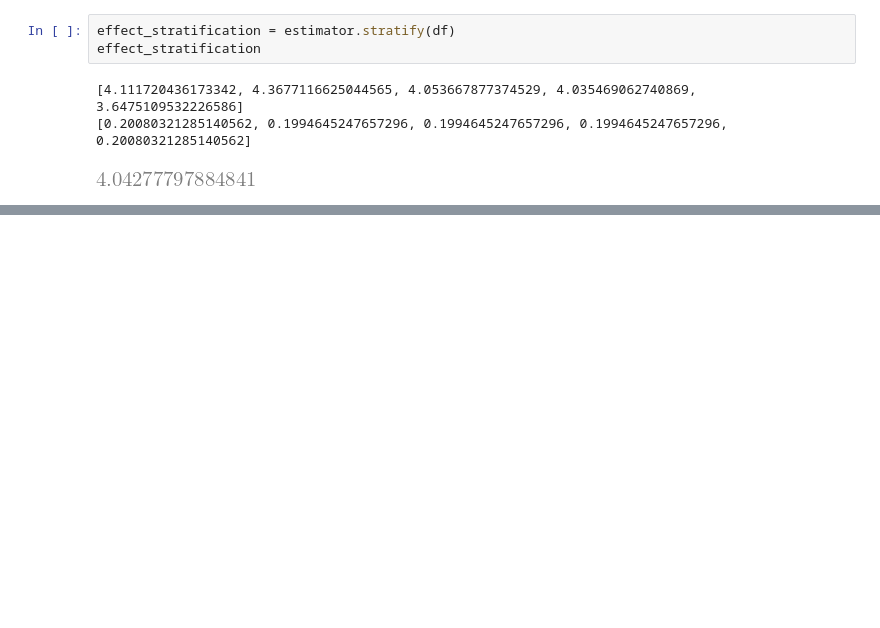
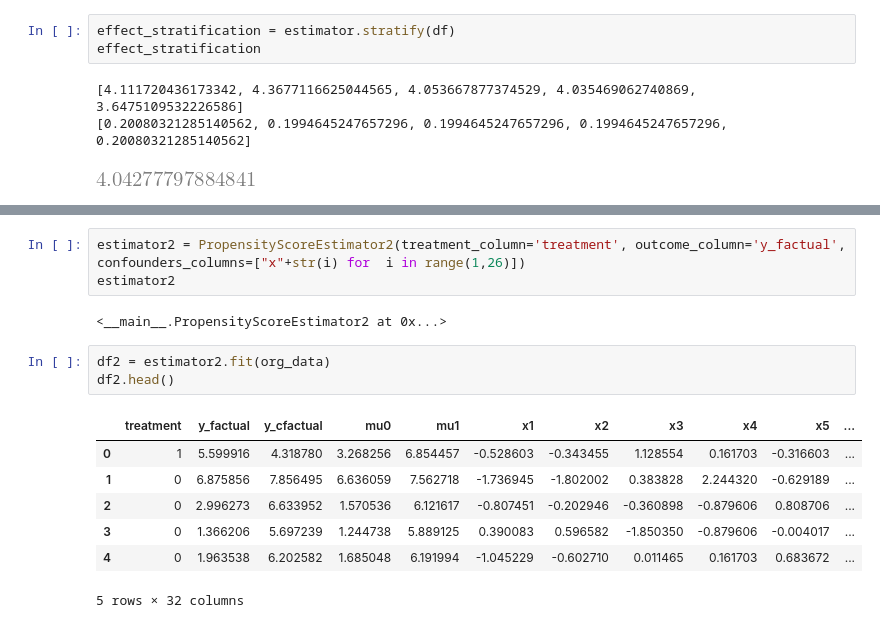
Before and after one commit to S-acharya57/Learning-Causal-Inference, a Jupyter notebook: matching/PS-Stratification_and_Weighting.ipynb, the cells around one changed output, grey strips where cells are left out. Cells and saved outputs as stored; diff of their text form; blank space fills up the shorter version.

```diff
--- a/matching/PS-Stratification_and_Weighting.ipynb
+++ b/matching/PS-Stratification_and_Weighting.ipynb
@@ -141,0 +220,16 @@ effect_stratification
+# %%
+estimator2 = PropensityScoreEstimator2(treatment_column='treatment', outcome_column='y_factual', confounders_columns=["x"+str(i) for  i in range(1,26)])
+estimator2
+# %% [output]
+<__main__.PropensityScoreEstimator2 at 0x...>
+# %%
+df2 = estimator2.fit(org_data)
+df2.head()
+# %% [output]
+|  | treatment | y_factual | y_cfactual | mu0 | mu1 | x1 | x2 | x3 | x4 | x5 | ... |
+| 0 | 1 | 5.599916 | 4.318780 | 3.268256 | 6.854457 | -0.528603 | -0.343455 | 1.128554 | 0.161703 | -0.316603 | ... |
+| 1 | 0 | 6.875856 | 7.856495 | 6.636059 | 7.562718 | -1.736945 | -1.802002 | 0.383828 | 2.244320 | -0.629189 | ... |
+| 2 | 0 | 2.996273 | 6.633952 | 1.570536 | 6.121617 | -0.807451 | -0.202946 | -0.360898 | -0.879606 | 0.808706 | ... |
+| 3 | 0 | 1.366206 | 5.697239 | 1.244738 | 5.889125 | 0.390083 | 0.596582 | -1.850350 | -0.879606 | -0.004017 | ... |
+| 4 | 0 | 1.963538 | 6.202582 | 1.685048 | 6.191994 | -1.045229 | -0.602710 | 0.011465 | 0.161703 | 0.683672 | ... |
+5 rows × 32 columns
```
Also changed, not shown: parts of 19 cells of this notebook.
